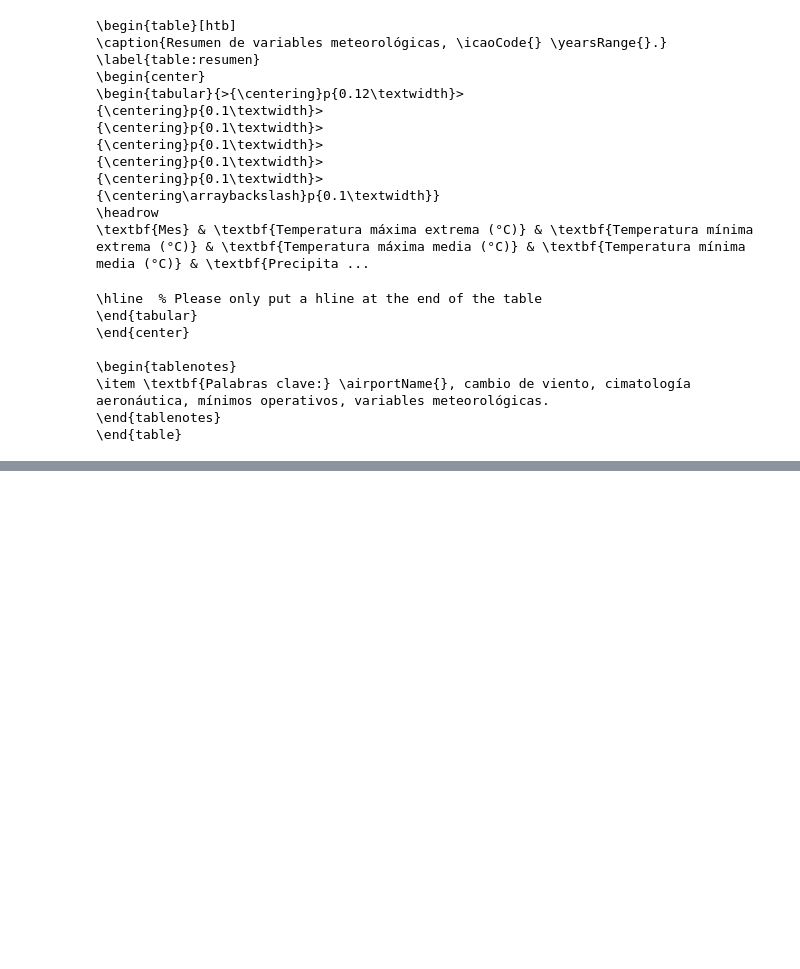
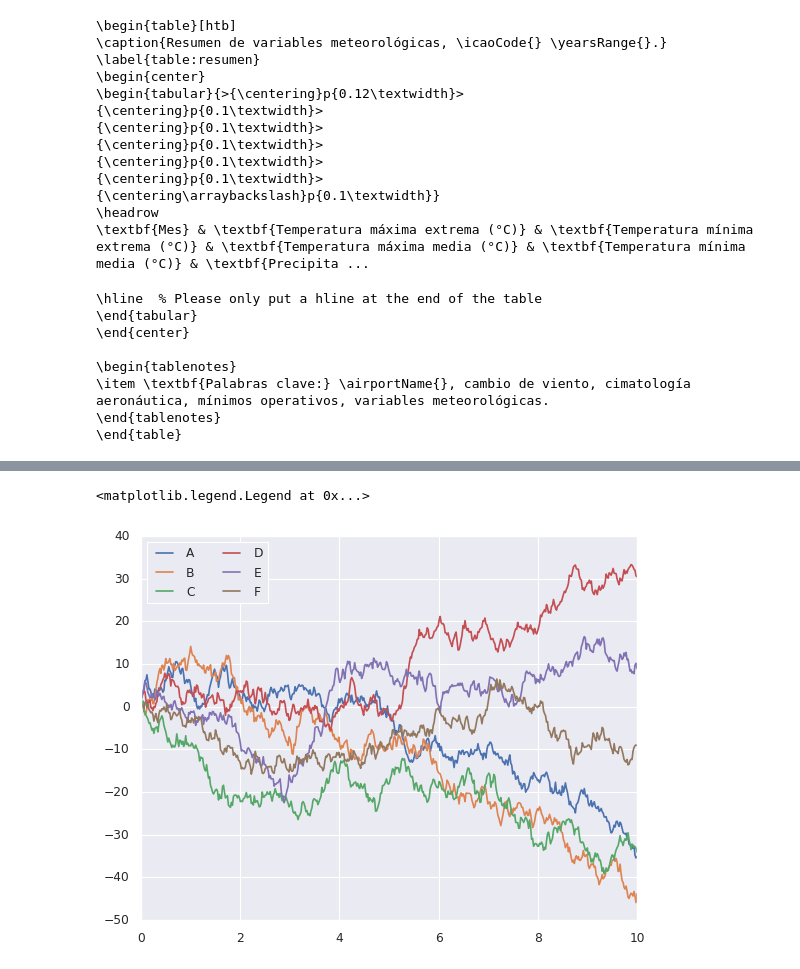
Before and after one commit to imn-climatologias-aeropuertos/climatologias-aeropuertos, a Jupyter notebook: clima.ipynb, the cells around one changed output, grey strips where cells are left out. Drawn from its saved outputs; the diff is of its cells as text; code cells hidden in the pictures; blank space fills up the shorter version.

```diff
--- a/clima.ipynb
+++ b/clima.ipynb
@@ -303,0 +306,7 @@ print(latex_text_footer)
+# %%
+# Same plotting code as above!
+plt.plot(x, y)
+plt.legend("ABCDEF", ncol=2, loc="upper left")
+# %% [output]
+<matplotlib.legend.Legend at 0x...>
+[figure, added]
```
Also changed, not shown: parts of 32 cells of this notebook, 4 other files.
